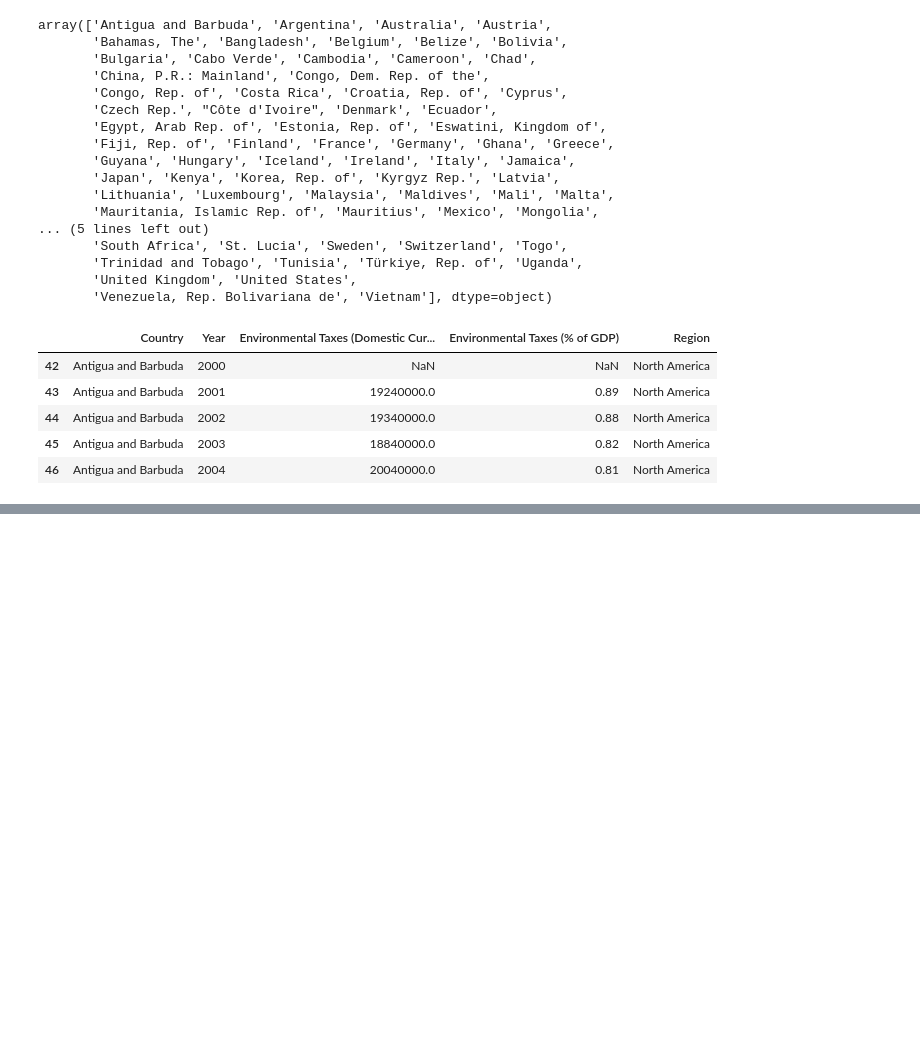
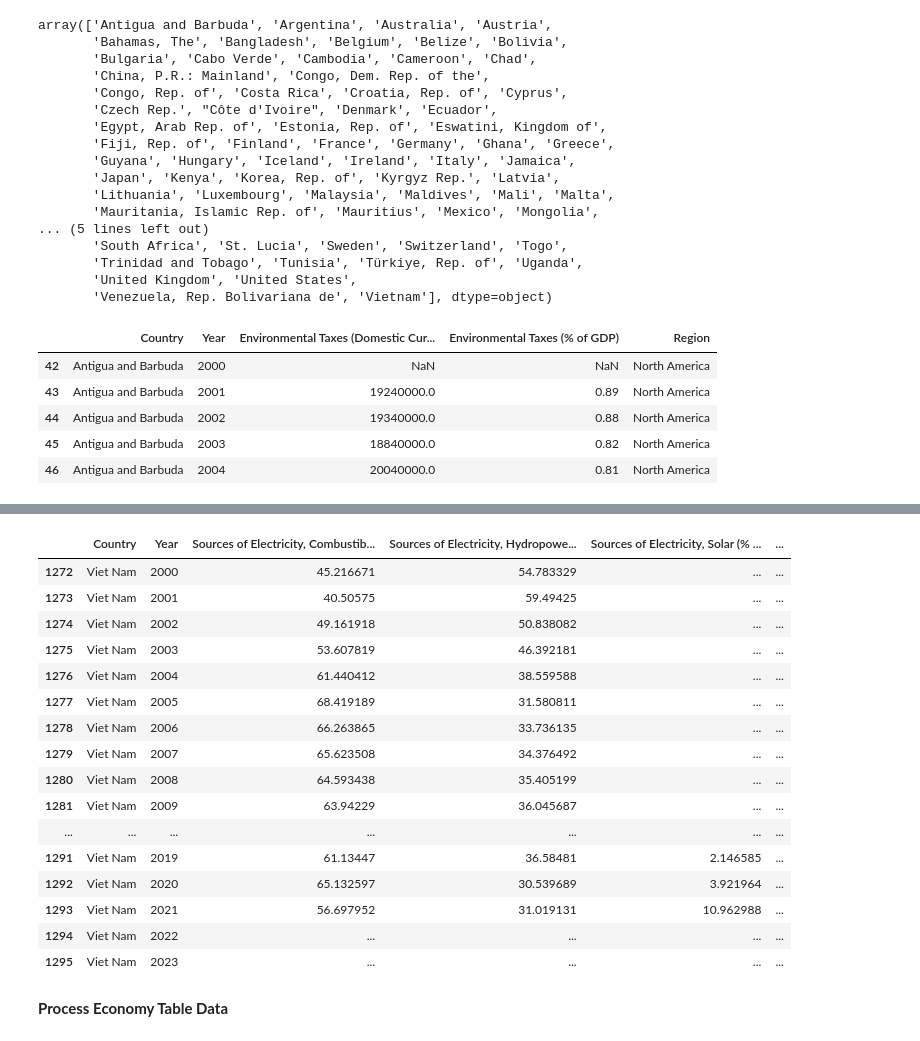
Before and after one commit to giakhang1906/Economic-Capstone, a Jupyter notebook: Data_Processing.ipynb, the cells around one changed output, grey strips where cells are left out. Saved outputs shown, nothing was run; the diff lists cells and outputs as text; code cells hidden in the pictures; blank space fills up the shorter version.

```diff
--- a/Data_Processing.ipynb
+++ b/Data_Processing.ipynb
@@ -235,0 +573,37 @@ df_main.head()
+# %%
+total_elec_production.rename(columns={'Economy': 'Country'}, inplace=True)
+# Transform the data
+total_elec_production_melted = total_elec_production.melt(id_vars=['Country', 'Indicator', 'Unit of Measure'], var_name='Year', value_name='Value')
+
+# Convert the Year column to numeric
+total_elec_production_melted['Year'] = pd.to_numeric(total_elec_production_melted['Year'], errors='coerce')
+
+# Step 3: Pivot the dataframe to get the required format
+total_elec_production_pivot = total_elec_production_melted.pivot_table(
+    index=['Country', 'Year'],
+    columns=['Indicator'],
+    values='Value',
+    aggfunc='first'  # Avoid duplicates
+).reset_index()
+
+# Rename columns for clarity
+total_elec_production_pivot.columns.name = None  # Remove multi-index column name
+total_elec_production_pivot.rename(columns={
+    'Total Electricity Production (kWh billion)': 'Total Electricity Production (kWh billion)'
+}, inplace=True)
+
+# Create a full range of countries and years
+all_countries = total_elec_production_pivot['Country'].unique()  # Get all unique countries
+all_years = list(range(2000, 2024))  # Define the desired range of years
+
+# Create a full dataframe with all combinations of countries and years
+full_index = pd.MultiIndex.from_product([all_countries, all_years], names=['Country', 'Year'])
+total_elec_production_full = pd.DataFrame(index=full_index).reset_index()
+
+# Merge the full dataframe with the existing data
+total_elec_production_main = pd.merge(total_elec_production_full,total_elec_production_pivot, on=['Country', 'Year'], how='left')
+
+# Fill missing values with NaN or placeholders if necessary
+total_elec_production_main['Total Electricity Production (kWh billion)'] = total_elec_production_main['Total Electricity Production (kWh billion)'].fillna(np.nan)
+
+print(total_elec_production_main)
@@ -235,0 +625,28 @@ df_main.head()
+# %%
+#Merge all dataframes
+df_electricity = pd.merge(elec_combust_main, elec_hydro_main, on=['Country', 'Year'], how='left')
+df_electricity = pd.merge(df_electricity, elec_solar_main, on=['Country', 'Year'], how='left')
+df_electricity = pd.merge(df_electricity, elec_other_main, on=['Country', 'Year'], how='left')
+df_electricity = pd.merge(df_electricity, total_elec_production_main, on=['Country', 'Year'], how='left')
+# Print country Vietnam
+df_electricity[df_electricity['Country'] == 'Viet Nam']
+# %% [output]
+|  | Country | Year | Sources of Electricity, Combustib... | Sources of Electricity, Hydropowe... | Sources of Electricity, Solar (% ... | ... |
+| 1272 | Viet Nam | 2000 | 45.216671 | 54.783329 | ... | ... |
+| 1273 | Viet Nam | 2001 | 40.50575 | 59.49425 | ... | ... |
+| 1274 | Viet Nam | 2002 | 49.161918 | 50.838082 | ... | ... |
+| 1275 | Viet Nam | 2003 | 53.607819 | 46.392181 | ... | ... |
+| 1276 | Viet Nam | 2004 | 61.440412 | 38.559588 | ... | ... |
+| 1277 | Viet Nam | 2005 | 68.419189 | 31.580811 | ... | ... |
+| 1278 | Viet Nam | 2006 | 66.263865 | 33.736135 | ... | ... |
+| 1279 | Viet Nam | 2007 | 65.623508 | 34.376492 | ... | ... |
+| 1280 | Viet Nam | 2008 | 64.593438 | 35.405199 | ... | ... |
+| 1281 | Viet Nam | 2009 | 63.94229 | 36.045687 | ... | ... |
+| ... | ... | ... | ... | ... | ... | ... |
+| 1291 | Viet Nam | 2019 | 61.13447 | 36.58481 | 2.146585 | ... |
+| 1292 | Viet Nam | 2020 | 65.132597 | 30.539689 | 3.921964 | ... |
+| 1293 | Viet Nam | 2021 | 56.697952 | 31.019131 | 10.962988 | ... |
+| 1294 | Viet Nam | 2022 | ... | ... | ... | ... |
+| 1295 | Viet Nam | 2023 | ... | ... | ... | ... |
+# %% [markdown]
+**Process Economy Table Data**
```
Also changed, not shown: parts of 17 cells of this notebook.
